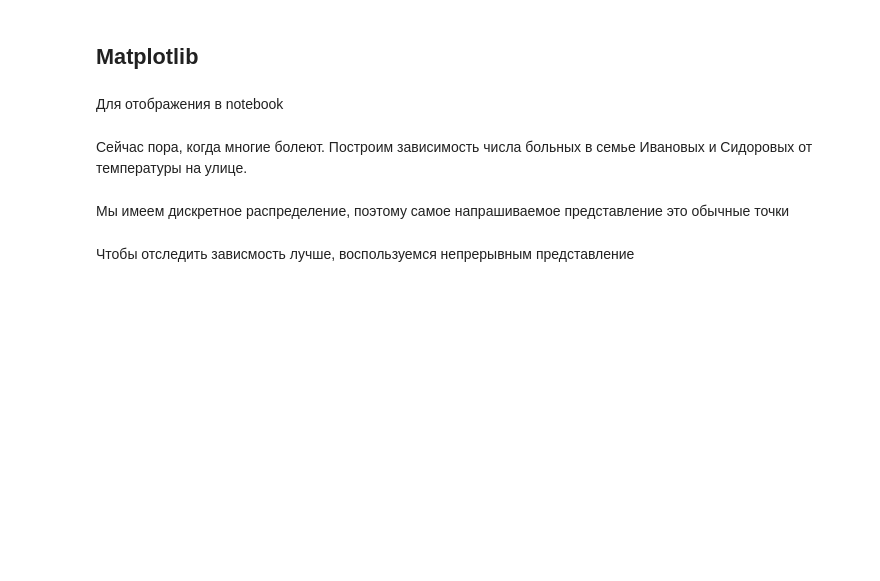
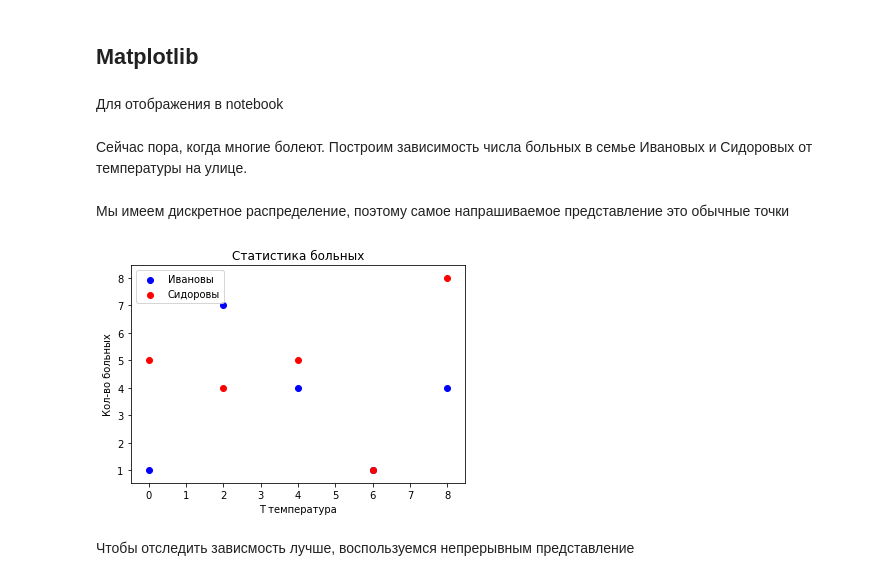
Before and after one commit to Zhas1ke/Astana_Hub_Python_Lesson, a Jupyter notebook: 4_matplotlib/[seminar]matplotlib.ipynb, the cells around one changed output. Drawn from its saved outputs; the diff is of its cells as text; code cells hidden in the pictures; blank space fills up the shorter version.

```diff
--- a/4_matplotlib/[seminar]matplotlib.ipynb
+++ b/4_matplotlib/[seminar]matplotlib.ipynb
@@ -13,15 +13,17 @@ import matplotlib.pyplot as plt
 # %%
 family_ivan = np.random.poisson(5, 5)
 family_sid = np.random.poisson(5, 5)
 
 x = np.arange(0, 10, 2)
-plt.scatter(x, family_ivan, label='Ивановы')
-plt.scatter(x, family_sid, label='Сидоровы')
+plt.scatter(x, family_ivan, label='Ивановы', c='b')
+plt.scatter(x, family_sid, label='Сидоровы', c='r')
 plt.title('Статистика больных')
 plt.ylabel('Кол-во больных')
 plt.xlabel('T температура')
 plt.legend()
 plt.show()
+# %% [output]
+[figure, added]
 # %% [markdown]
 Чтобы отследить зависмость лучше, воспользуемся непрерывным представление
 # %%
```
Also changed, not shown: parts of 5 cells of this notebook, 9 other files.
